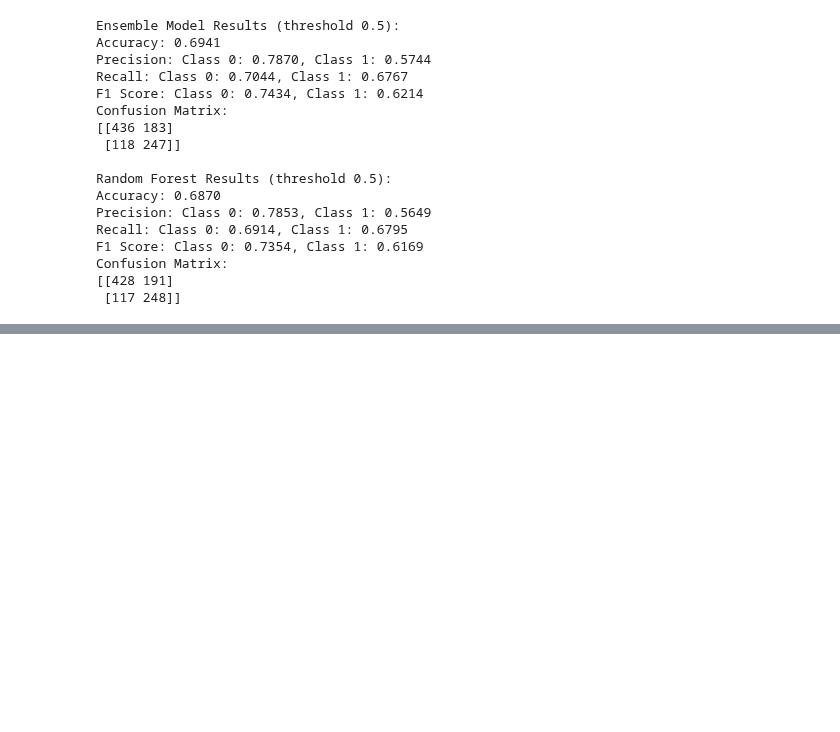
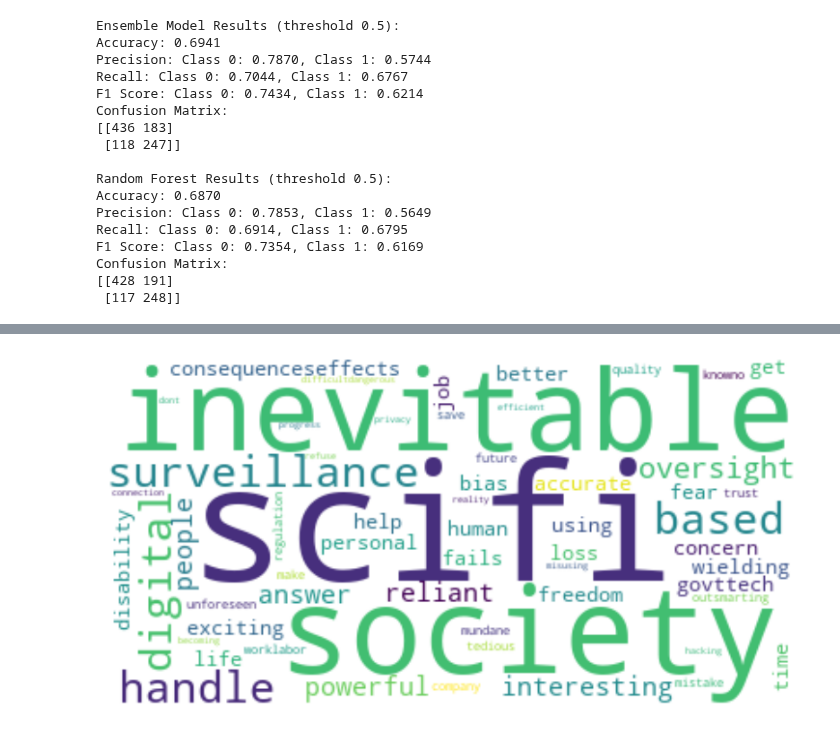
Before and after one commit to NumanESchulich/SchulichDataScience, a Jupyter notebook: AI Fundamentals (MMAI 5000S)/Pew Research.ipynb, the cells around one changed output, grey strips where cells are left out. Drawn from its saved outputs; the diff is of its cells as text; code cells hidden in the pictures; blank space fills up the shorter version.

```diff
--- a/AI Fundamentals (MMAI 5000S)/Pew Research.ipynb
+++ b/AI Fundamentals (MMAI 5000S)/Pew Research.ipynb
@@ -1059,0 +1186,91 @@ Confusion Matrix:
+# %%
+import pandas as pd
+import numpy as np
+import re
+import string
+import nltk
+from sklearn.feature_extraction.text import TfidfVectorizer
+from sklearn.decomposition import LatentDirichletAllocation
+from nltk.sentiment.vader import SentimentIntensityAnalyzer
+from sklearn.cluster import KMeans
+from nltk.corpus import stopwords
+from tabulate import tabulate
+from wordcloud import WordCloud
+import matplotlib.pyplot as plt
+
+# Download necessary NLTK data
+nltk.download('vader_lexicon')
+nltk.download('stopwords')
+nltk.download('punkt')
+nltk.download('wordnet')
+
+# Read data file
+df = pd.read_csv("https://raw.githubusercontent.com/NumanESchulich/SchulichDataScience/main/AI%20Fundamentals%20(MMAI%205000S)/AI-Human%20Pew%20Data.csv")
+
+# Specify the columns to analyze
+columns_to_analyze = [
+    'EXCITEOE_W99_OE1', 'EXCITEOE_W99_OE2', 'EXCITEOE_W99_OE3',
+    'EXCITEOE_REFUSED_W99', 'CONCERNOE_W99_OE1', 'CONCERNOE_W99_OE2',
+    'CONCERNOE_W99_OE3', 'CONCERNOE_REFUSED_W99'
+]
+
+# Combine text data from all specified columns into a single series
+text_data = df[columns_to_analyze].astype(str).apply(lambda x: ' '.join(x), axis=1)
+
+# Define custom stopwords
+custom_stopwords = set(stopwords.words('english') + ['coded', 'have', 'ai', 'anecdote', 'lack', 'task', 'aitech', 'elderlyhave', 'tech', 'nan', 'asked', 'refused'])
+
+# Preprocess the text
+def preprocess_text(text):
+    # Remove punctuation
+    text = text.translate(str.maketrans('', '', string.punctuation))
+    # Convert to lowercase
+    text = text.lower()
+    # Tokenize
+    tokens = nltk.word_tokenize(text)
+    # Remove stop words
+    tokens = [word for word in tokens if word not in custom_stopwords]
+    # Lemmatize
+    lemmatizer = nltk.WordNetLemmatizer()
+    tokens = [lemmatizer.lemmatize(word) for word in tokens]
+    return ' '.join(tokens)
+
+preprocessed_text = text_data.apply(preprocess_text)
+
+# Ensure unique words for word cloud
+wordcloud_text = ' '.join(set(' '.join(preprocessed_text).split()))
+
+# Sentiment Analysis
+sid = SentimentIntensityAnalyzer()
+df['sentiment'] = preprocessed_text.apply(lambda x: sid.polarity_scores(x)['compound'])
+
+# Topic Modeling
+vectorizer = TfidfVectorizer(max_df=0.95, min_df=2, stop_words='english')
+tfidf = vectorizer.fit_transform(preprocessed_text)
+lda = LatentDirichletAllocation(n_components=5, random_state=42)
+lda.fit(tfidf)
+
+def display_topics(model, feature_names, no_top_words):
+    for topic_idx, topic in enumerate(model.components_):
+        print(f"Topic {topic_idx + 1}:")
+        print(" ".join([feature_names[i] for i in topic.argsort()[:-no_top_words - 1:-1]]))
+
+no_top_words = 10
+tf_feature_names = vectorizer.get_feature_names_out()
+display_topics(lda, tf_feature_names, no_top_words)
+
+# Clustering
+kmeans = KMeans(n_clusters=5, random_state=42)
+kmeans.fit(tfidf)
+df['cluster'] = kmeans.labels_
+
+# Display the processed DataFrame using tabulate
+print(tabulate(df[['sentiment', 'cluster']].head(), headers='keys', tablefmt='grid'))
+
+# Generate and display word cloud
+wordcloud = WordCloud(stopwords=custom_stopwords, background_color='white', max_words=100).generate(wordcloud_text)
+plt.figure(figsize=(10, 6))
+plt.imshow(wordcloud, interpolation='bilinear')
+plt.axis('off')
+plt.show()
+# %% [output]
@@ -1059,0 +1306 @@ Confusion Matrix:
+[figure, added]
```
Also changed, not shown: parts of 4 cells of this notebook.
